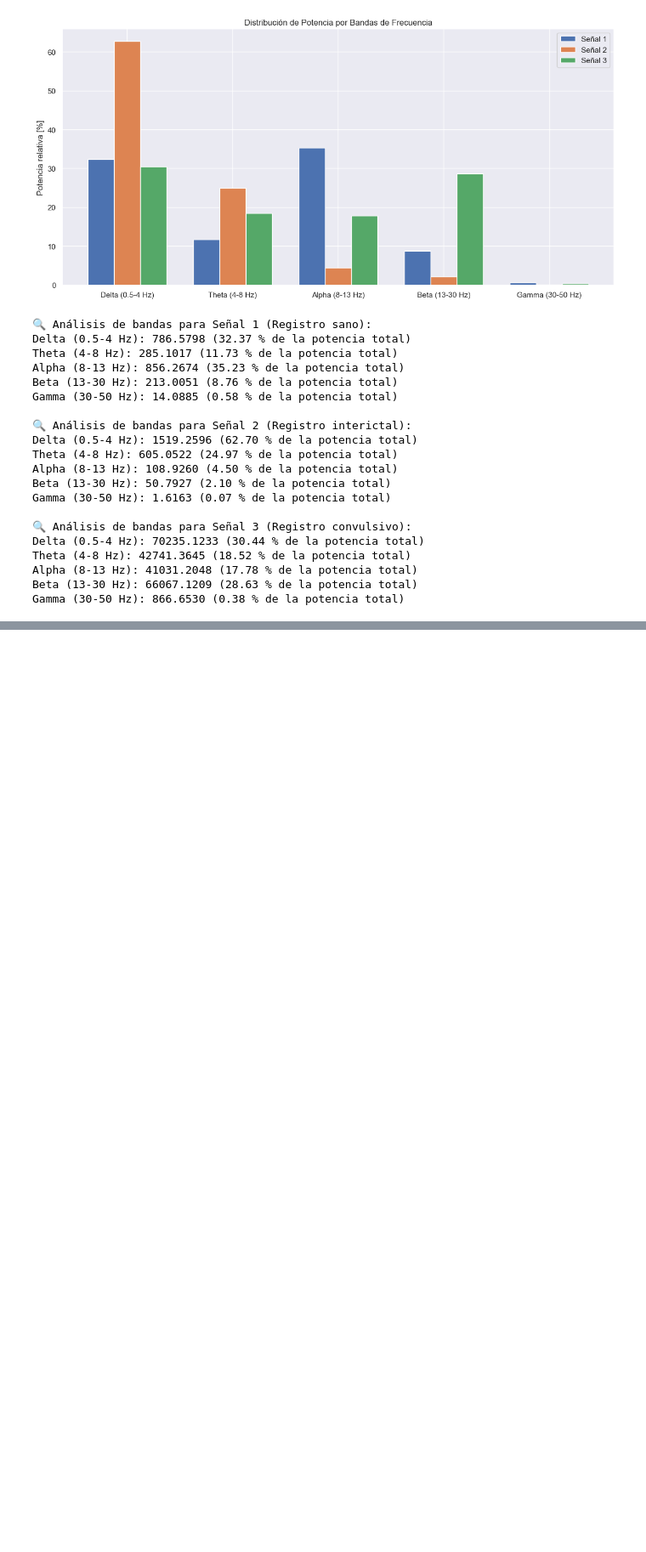
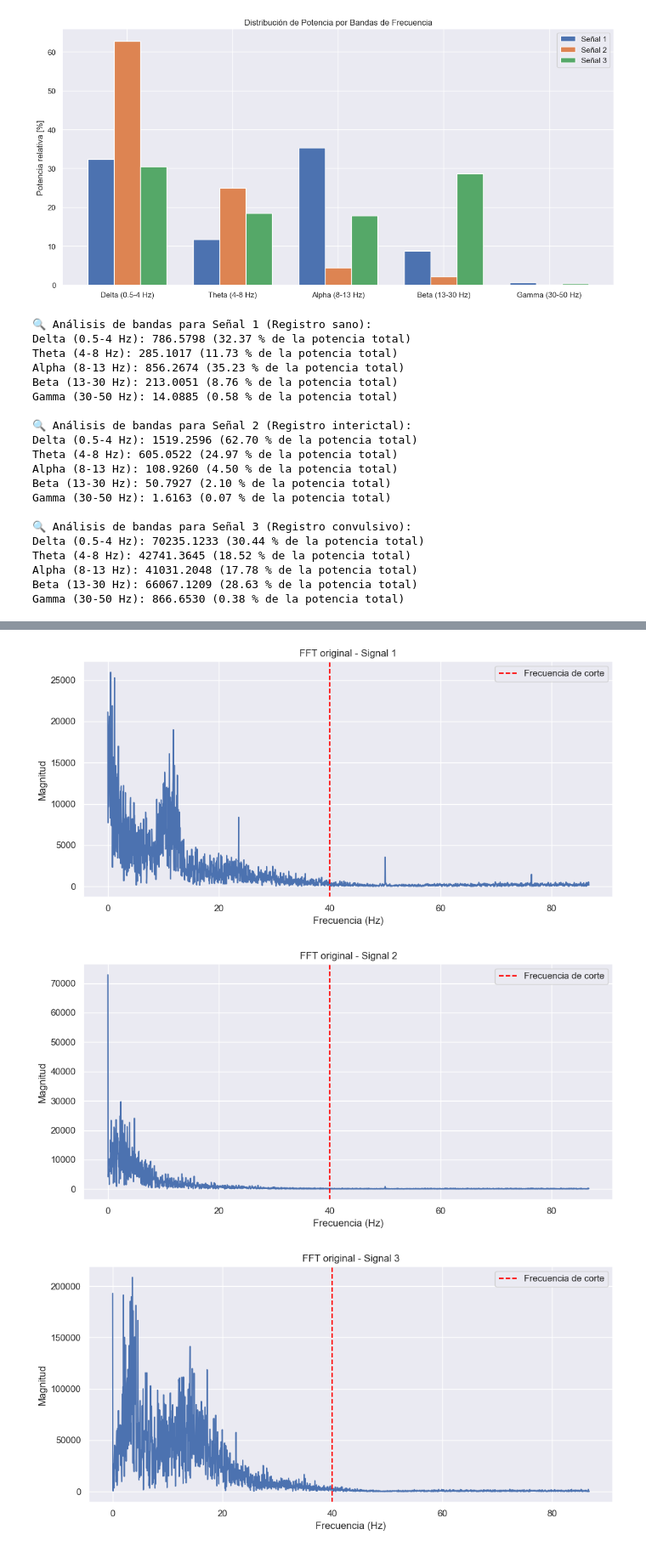
Before and after one commit to ddanelone/ANALISIS-NUMERICO-TP, a Jupyter notebook: TP1.ipynb, the cells around one changed output, grey strips where cells are left out. Shown at 85% size. Cells and saved outputs as stored; diff of their text form; code cells hidden in the pictures; blank space fills up the shorter version.

```diff
--- a/TP1.ipynb
+++ b/TP1.ipynb
@@ -346,0 +392,75 @@ Gamma (30-50 Hz): 866.6530 (0.38 % de la potencia total)
+# %%
+# Cantidad de puntos (tamaño de FFT)
+N = len(signal1)
+
+# Aplicar la FFT para analizar las frecuencias relevantes y descubrir la frecuencia de corte (fc)
+fft_signal1 = np.fft.fft(signal1) # Transformada Discreta de Fourier usando el algoritmo FFT
+fft_signal2 = np.fft.fft(signal2)
+fft_signal3 = np.fft.fft(signal3)
+
+# Frecuencias correspondientes a cada índice
+# Vector de frecuencias asociados a los resultados de FFT
+# d=espaciado entre muestras en segundos.
+frequencies = np.fft.fftfreq(N, d=1/fs)
+
+# Graficar FFT original
+def graficar_fft(frequencies, fft_data, titulo):
+    mitad = len(frequencies) // 2 # Tomamos solo la mitad positiva del espectro (la otra mitad es espejo)
+    plt.figure(figsize=(10, 5))
+    plt.plot(frequencies[:mitad], np.abs(fft_data[:mitad])) # np.abs(fft_data[:mitad]) es el módulo de la FFT que corresponde hasta la mitad
+    plt.axvline(fc, color='red', linestyle='--', label='Frecuencia de corte')
+    plt.title(titulo)
+    plt.xlabel('Frecuencia (Hz)')
+    plt.ylabel('Magnitud')
+    plt.legend()
+    plt.grid(True)
+    plt.tight_layout()
+    plt.show()
+
+graficar_fft(frequencies, fft_signal1, 'FFT original - Signal 1')
+graficar_fft(frequencies, fft_signal2, 'FFT original - Signal 2')
+graficar_fft(frequencies, fft_signal3, 'FFT original - Signal 3')
+
+# Crear un filtro pasa bajos ideal: 1 para |f| ≤ fc, 0 para |f| > fc
+filtro_pasabajos = np.abs(frequencies) <= fc
+
+# Aplicar el filtro en el dominio de la frecuencia
+fft_signal1_filtrada = fft_signal1 * filtro_pasabajos
+fft_signal2_filtrada = fft_signal2 * filtro_pasabajos
+fft_signal3_filtrada = fft_signal3 * filtro_pasabajos
+
+# Graficar FFT después del filtrado
+graficar_fft(frequencies, fft_signal1_filtrada, 'FFT filtrada - Signal 1')
+graficar_fft(frequencies, fft_signal2_filtrada, 'FFT filtrada - Signal 2')
+graficar_fft(frequencies, fft_signal3_filtrada, 'FFT filtrada - Signal 3')
+
+# Transformada inversa para obtener señales en el dominio del tiempo
+signal1_filtrada_freq = np.fft.ifft(fft_signal1_filtrada).real
+signal2_filtrada_freq = np.fft.ifft(fft_signal2_filtrada).real
+signal3_filtrada_freq = np.fft.ifft(fft_signal3_filtrada).real
+
+# Vectores de tiempo
+tiempo1 = np.arange(N) / fs
+tiempo2 = np.arange(N) / fs
+tiempo3 = np.arange(N) / fs
+
+# Graficar señal original vs filtrada en dominio del tiempo
+def graficar_dominio_tiempo(tiempo, original, filtrada, titulo):
+    plt.figure(figsize=(12, 5))
+    plt.plot(tiempo, original, label='Original', alpha=0.5, color='#00008B')
+    plt.plot(tiempo, filtrada, label='Filtrada <= 40Hz', linewidth=2, color='#ADD8E6')
+    plt.title(titulo)
+    plt.xlabel('Tiempo (s)')
+    plt.ylabel('Amplitud')
+    plt.legend()
+    plt.grid(True)
+    plt.tight_layout()
+    plt.show()
+
+graficar_dominio_tiempo(tiempo1, signal1, signal1_filtrada_freq, 'Signal 1: Señal EEG original vs filtrada')
+graficar_dominio_tiempo(tiempo2, signal2, signal2_filtrada_freq, 'Signal 2: Señal EEG original vs filtrada')
+graficar_dominio_tiempo(tiempo3, signal3, signal3_filtrada_freq, 'Signal 3: Señal EEG original vs filtrada')
+# %% [output]
+[figure, added]
+[figure, added]
+[figure, added]
```
Also changed, not shown: parts of 9 cells of this notebook, 3 other files.
